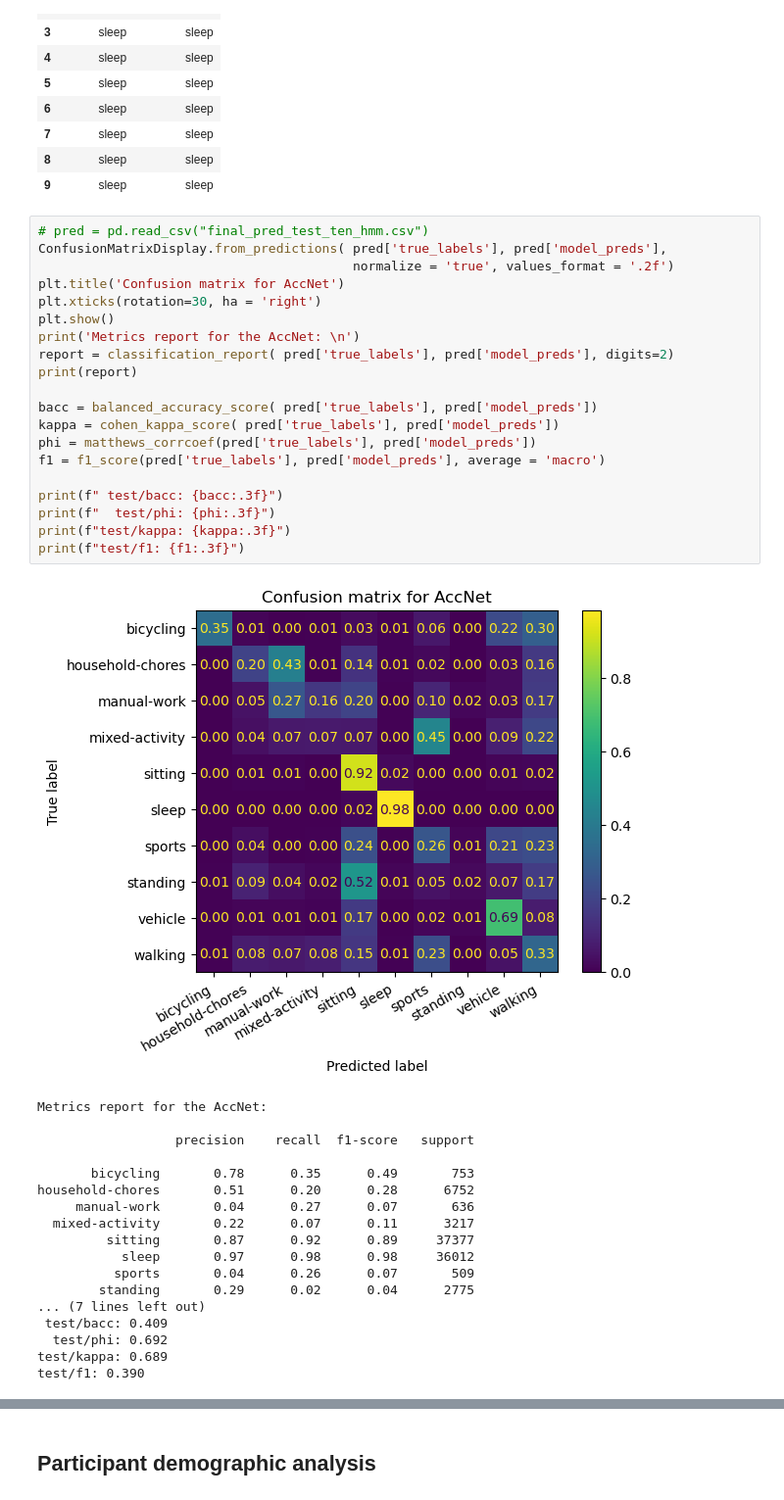
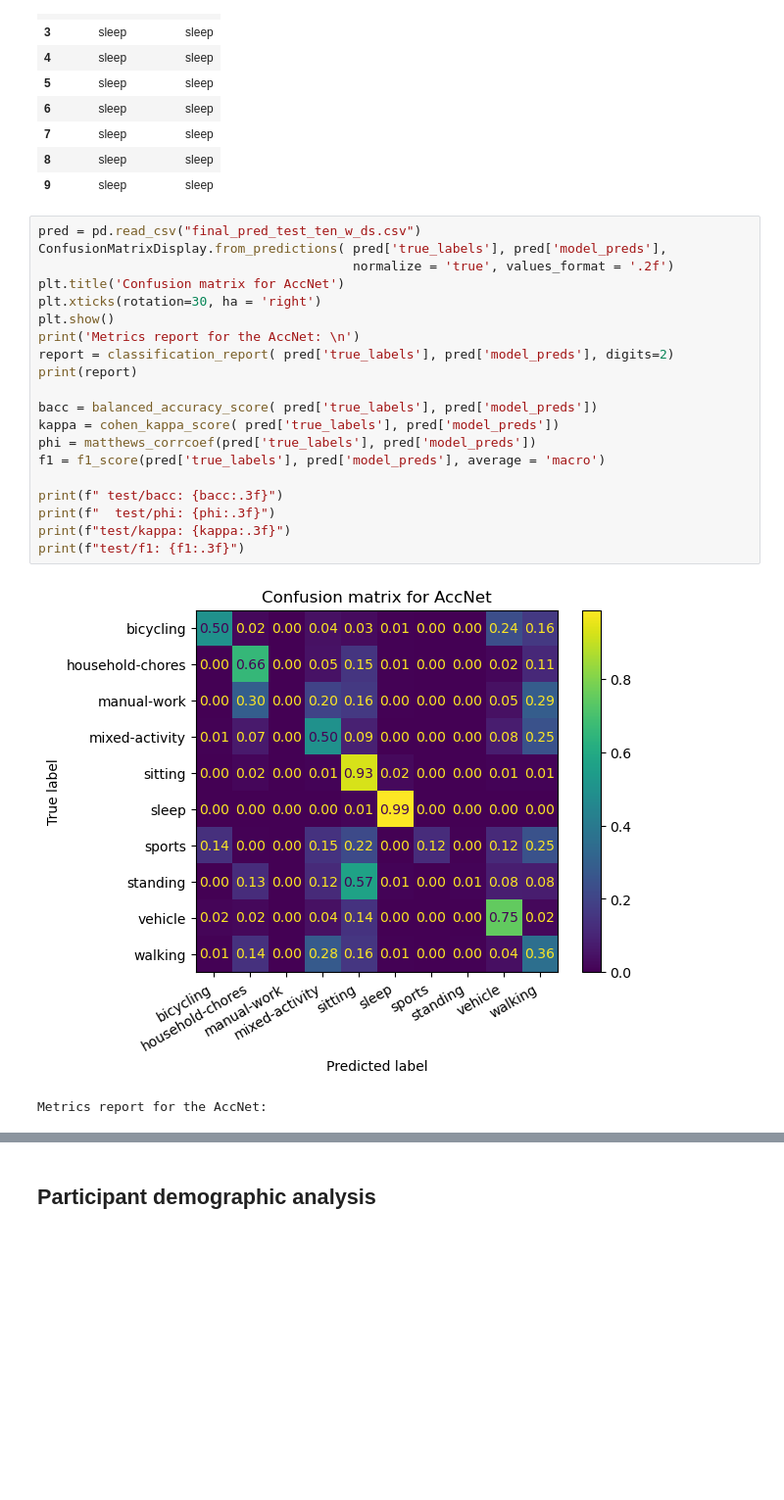
Before and after one commit to finlayscheib/capture24, a Jupyter notebook: Deep_models.ipynb, the cells around one changed output, grey strips where cells are left out. Shown at 98% size. Saved outputs shown, nothing was run; the diff lists cells and outputs as text; blank space fills up the shorter version.

```diff
--- a/Deep_models.ipynb
+++ b/Deep_models.ipynb
@@ -265,41 +264,25 @@ pred.head(10)
 | 8 | sleep | sleep |
 | 9 | sleep | sleep |
 # %%
-# pred = pd.read_csv("final_pred_test_ten_hmm.csv")
+pred = pd.read_csv("final_pred_test_ten_w_ds.csv")
 ConfusionMatrixDisplay.from_predictions( pred['true_labels'], pred['model_preds'],
                                          normalize = 'true', values_format = '.2f')
 plt.title('Confusion matrix for AccNet')
 plt.xticks(rotation=30, ha = 'right')
 plt.show()
 print('Metrics report for the AccNet: \n')
 report = classification_report( pred['true_labels'], pred['model_preds'], digits=2)
 print(report)
 
 bacc = balanced_accuracy_score( pred['true_labels'], pred['model_preds'])
 kappa = cohen_kappa_score( pred['true_labels'], pred['model_preds'])
 phi = matthews_corrcoef(pred['true_labels'], pred['model_preds'])
 f1 = f1_score(pred['true_labels'], pred['model_preds'], average = 'macro')
 
 print(f" test/bacc: {bacc:.3f}")
 print(f"  test/phi: {phi:.3f}")
 print(f"test/kappa: {kappa:.3f}")
 print(f"test/f1: {f1:.3f}")
 # %% [output]
-[figure, old version]
+[figure, new version]
 Metrics report for the AccNet:
-
-                  precision    recall  f1-score   support
-
-       bicycling       0.78      0.35      0.49       753
-household-chores       0.51      0.20      0.28      6752
-     manual-work       0.04      0.27      0.07       636
-  mixed-activity       0.22      0.07      0.11      3217
-         sitting       0.87      0.92      0.89     37377
-           sleep       0.97      0.98      0.98     36012
-          sports       0.04      0.26      0.07       509
-        standing       0.29      0.02      0.04      2775
-... (7 lines left out)
- test/bacc: 0.409
-  test/phi: 0.692
-test/kappa: 0.689
-test/f1: 0.390
```
Also changed, not shown: parts of 7 cells of this notebook, 1 other file.
